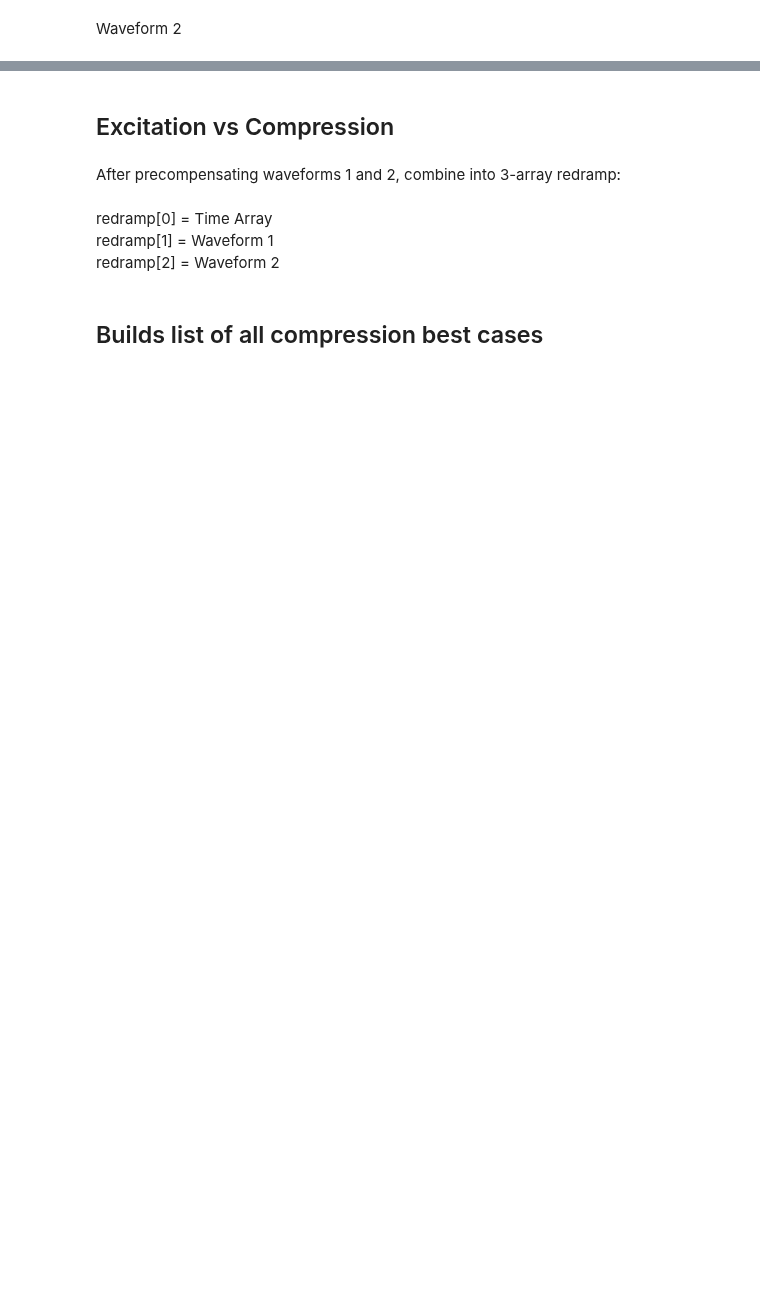
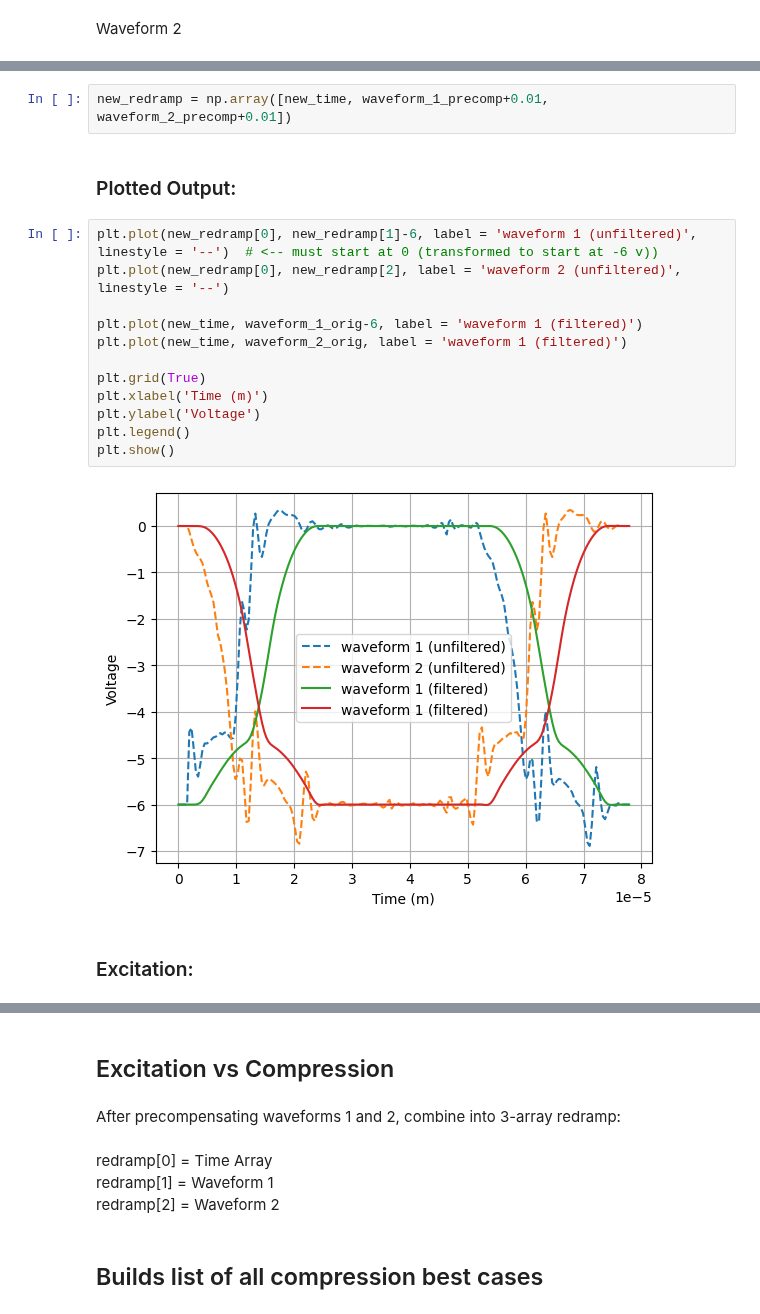
Before and after one commit to OnekaSingh/QC-Filter-Precompensation, a Jupyter notebook: Oneka/reworked.ipynb, the cells around one changed output, grey strips where cells are left out. Drawn from its saved outputs; the diff is of its cells as text; blank space fills up the shorter version.

```diff
--- a/Oneka/reworked.ipynb
+++ b/Oneka/reworked.ipynb
@@ -768,0 +804,20 @@ plt.show()
+# %%
+new_redramp = np.array([new_time, waveform_1_precomp+0.01, waveform_2_precomp+0.01])
+# %% [markdown]
+### Plotted Output:
+# %%
+plt.plot(new_redramp[0], new_redramp[1]-6, label = 'waveform 1 (unfiltered)', linestyle = '--')  # <-- must start at 0 (transformed to start at -6 v))
+plt.plot(new_redramp[0], new_redramp[2], label = 'waveform 2 (unfiltered)', linestyle = '--')
+
+plt.plot(new_time, waveform_1_orig-6, label = 'waveform 1 (filtered)')
+plt.plot(new_time, waveform_2_orig, label = 'waveform 1 (filtered)')
+
+plt.grid(True)
+plt.xlabel('Time (m)')
+plt.ylabel('Voltage')
+plt.legend()
+plt.show()
+# %% [output]
+[figure, added]
+# %% [markdown]
+### Excitation:
```
Also changed, not shown: parts of 16 cells of this notebook.
